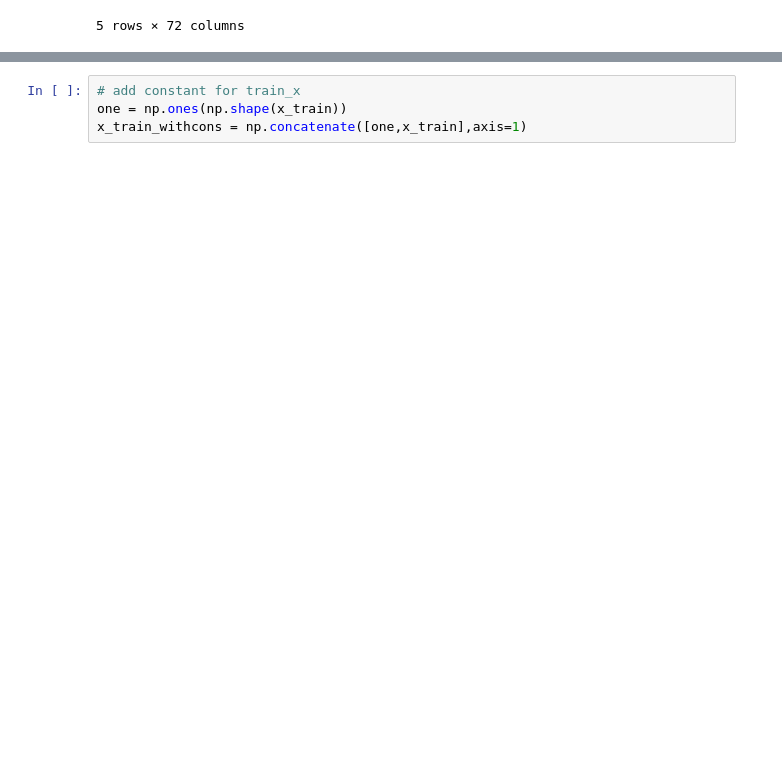
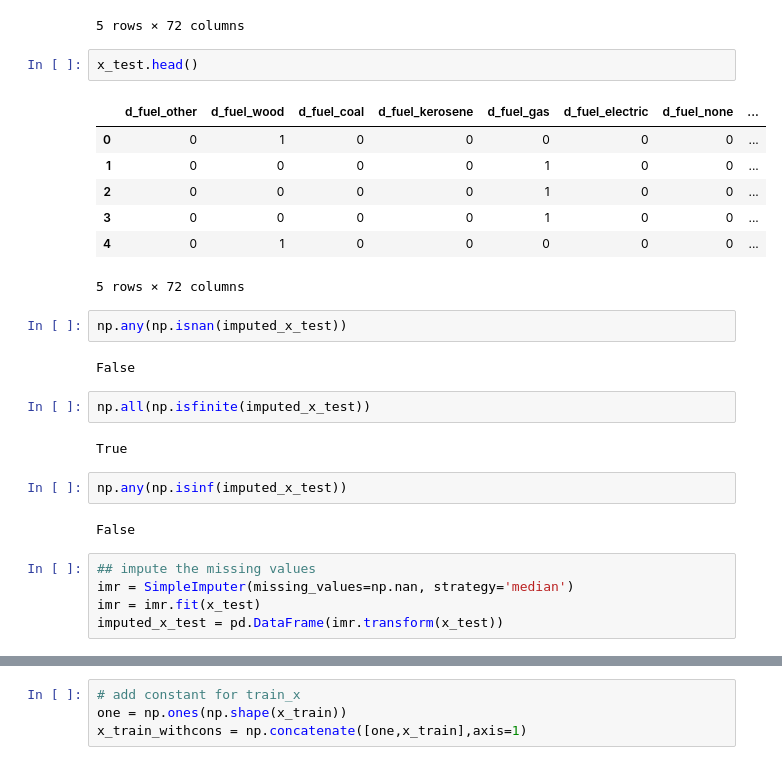
Before and after one commit to jy-yaaa/Project_1_Peru, a Jupyter notebook: Peru Project.ipynb, the cells around one changed output, grey strips where cells are left out. Saved outputs shown, nothing was run; the diff lists cells and outputs as text; blank space fills up the shorter version.

```diff
--- a/Peru Project.ipynb
+++ b/Peru Project.ipynb
@@ -174,3 +178,30 @@ x_train.head()
 | 23155 | 0 | 1 | 0 | 0 | 0 | 0 | 0 | ... |
 | 23156 | 1 | 0 | 0 | 0 | 0 | 0 | 0 | ... |
 5 rows × 72 columns
+# %%
+x_test.head()
+# %% [output]
+|  | d_fuel_other | d_fuel_wood | d_fuel_coal | d_fuel_kerosene | d_fuel_gas | d_fuel_electric | d_fuel_none | ... |
+| 0 | 0 | 1 | 0 | 0 | 0 | 0 | 0 | ... |
+| 1 | 0 | 0 | 0 | 0 | 1 | 0 | 0 | ... |
+| 2 | 0 | 0 | 0 | 0 | 1 | 0 | 0 | ... |
+| 3 | 0 | 0 | 0 | 0 | 1 | 0 | 0 | ... |
+| 4 | 0 | 1 | 0 | 0 | 0 | 0 | 0 | ... |
+5 rows × 72 columns
+# %%
+np.any(np.isnan(imputed_x_test))
+# %% [output]
+False
+# %%
+np.all(np.isfinite(imputed_x_test))
+# %% [output]
+True
+# %%
+np.any(np.isinf(imputed_x_test))
+# %% [output]
+False
+# %%
+## impute the missing values
+imr = SimpleImputer(missing_values=np.nan, strategy='median')
+imr = imr.fit(x_test)
+imputed_x_test = pd.DataFrame(imr.transform(x_test))
```
Also changed, not shown: parts of 48 cells of this notebook, 2 other files.
